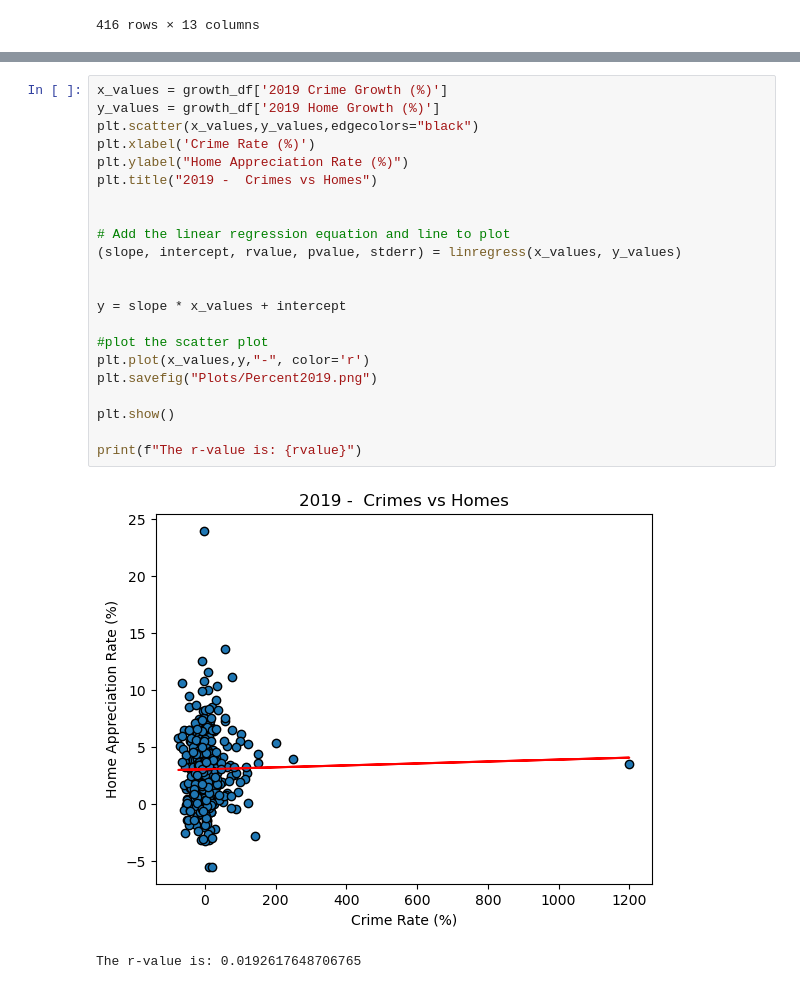
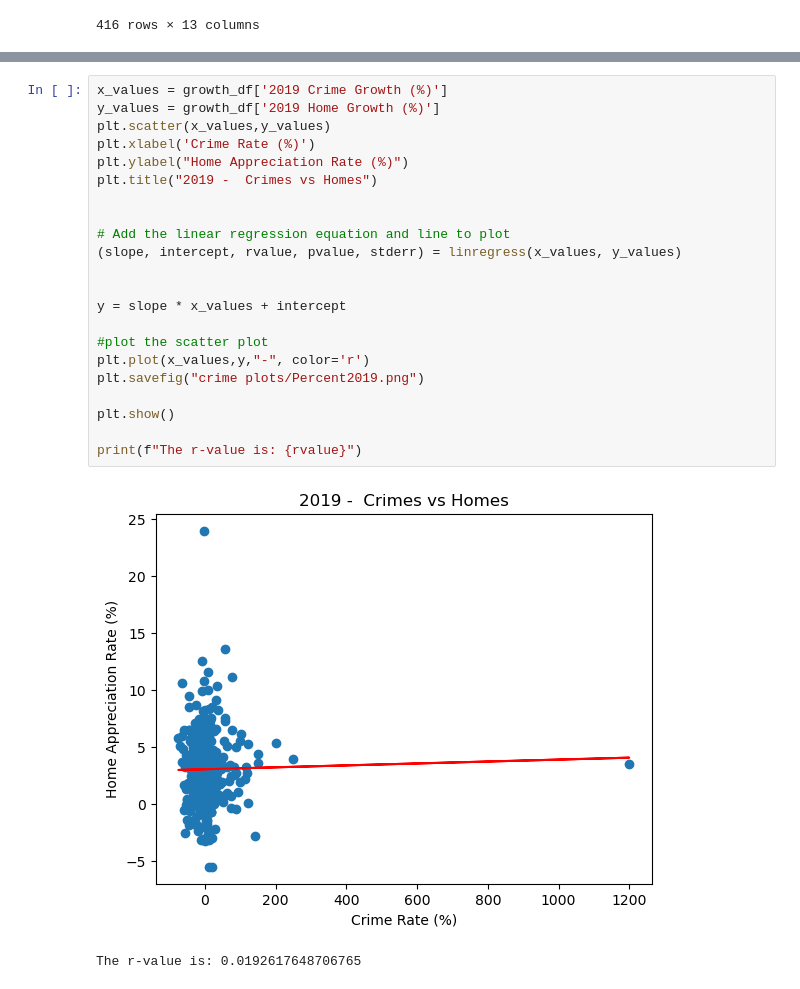
Before and after one commit to eshih22/team_project_1, a Jupyter notebook: Crime Analysis.ipynb, the cells around one changed output, grey strips where cells are left out. Cells and saved outputs as stored; diff of their text form.

```diff
--- a/Crime Analysis.ipynb
+++ b/Crime Analysis.ipynb
@@ -699,27 +699,27 @@ The r-value is: -0.017483366430270323
 # %%
 x_values = growth_df['2019 Crime Growth (%)']
 y_values = growth_df['2019 Home Growth (%)']
-plt.scatter(x_values,y_values,edgecolors="black")
+plt.scatter(x_values,y_values)
 plt.xlabel('Crime Rate (%)')
 plt.ylabel("Home Appreciation Rate (%)")
 plt.title("2019 -  Crimes vs Homes")
 
 
 # Add the linear regression equation and line to plot
 (slope, intercept, rvalue, pvalue, stderr) = linregress(x_values, y_values)
 
 
 y = slope * x_values + intercept
 
 #plot the scatter plot
 plt.plot(x_values,y,"-", color='r')
-plt.savefig("Plots/Percent2019.png")
+plt.savefig("crime plots/Percent2019.png")
 
 plt.show()
 
 print(f"The r-value is: {rvalue}")
 # %% [output]
-[figure, old version]
+[figure, new version]
 The r-value is: 0.0192617648706765
 # %%
 x_values = result_merged_df_1['2018 Crime Growth (%)']
```
Also changed, not shown: parts of 15 cells of this notebook, 13 other files.
